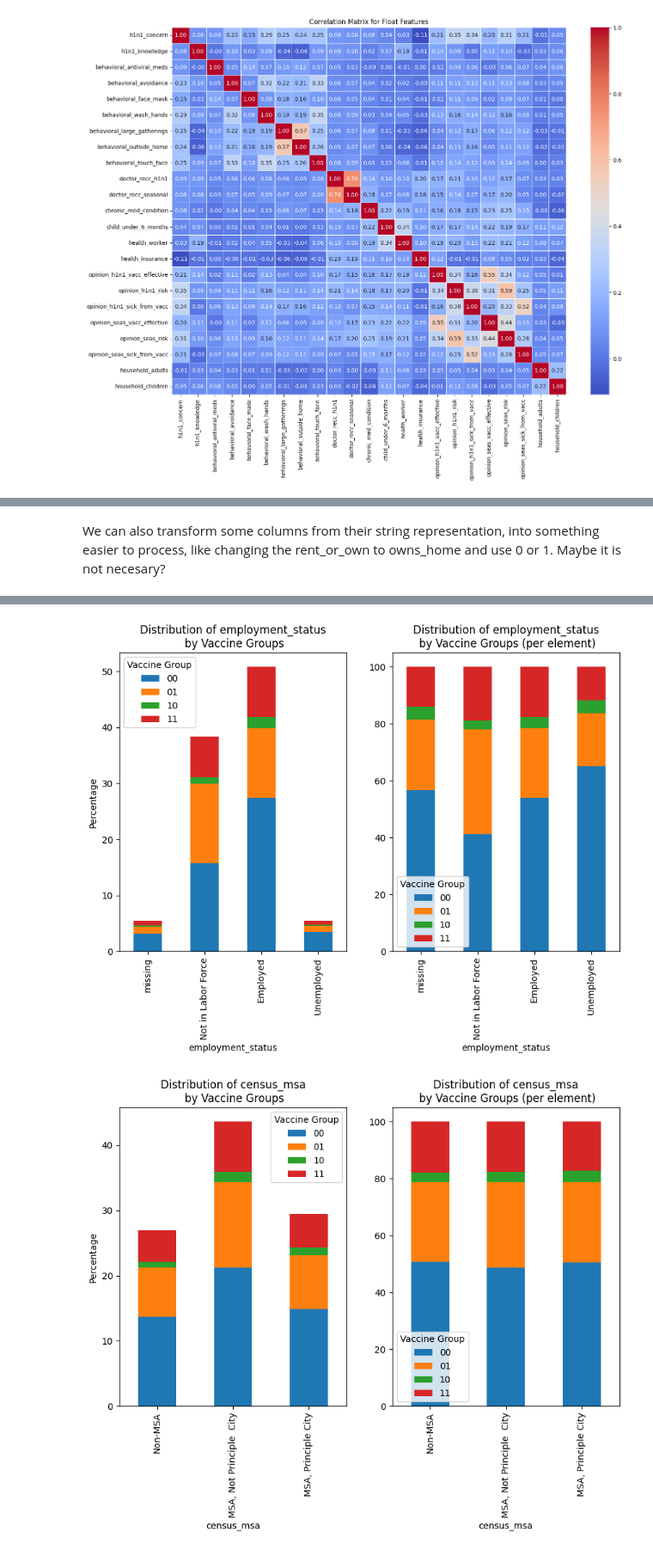
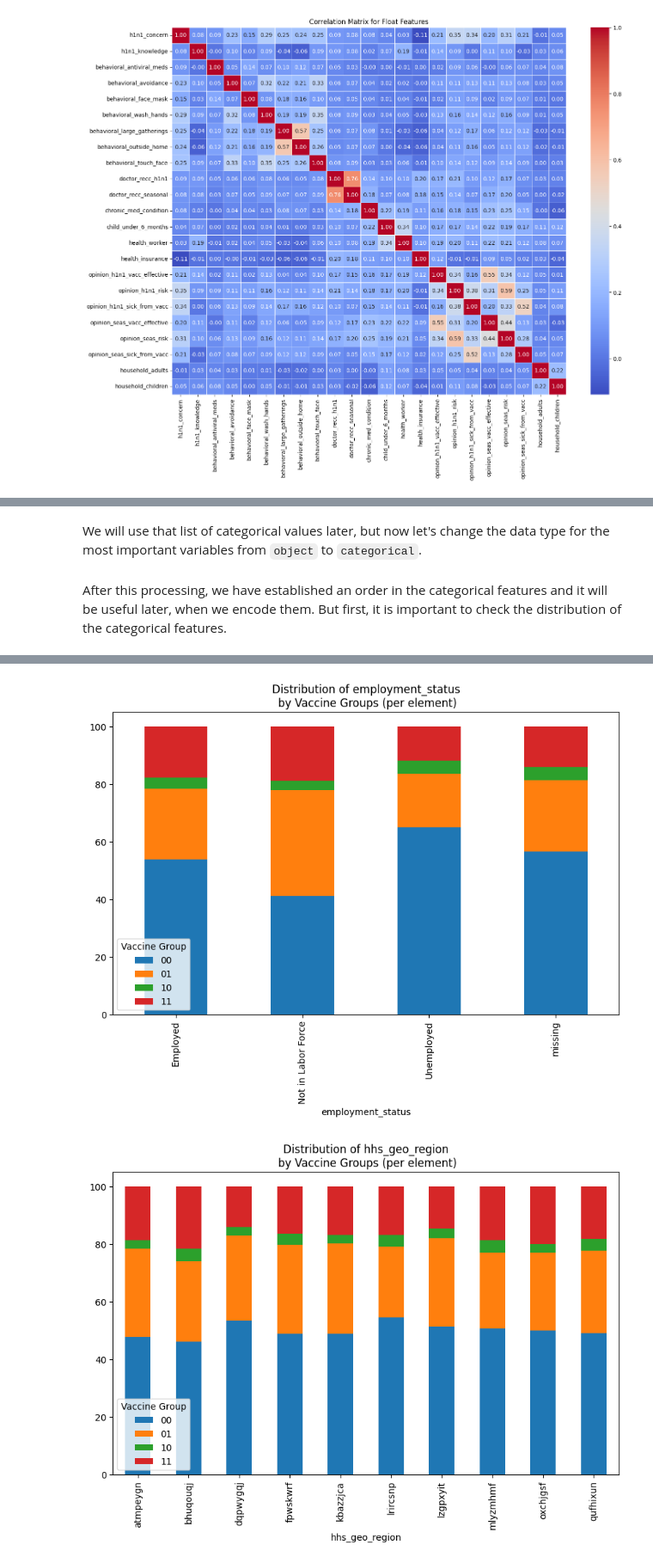
Before and after one commit to MiguelAruiz/MachineLearning-24-25-ProgressTasks, a Jupyter notebook: Progress_Task_2/Preprocessing.ipynb, the cells around one changed output, grey strips where cells are left out. Shown at 86% size. Cells and saved outputs as stored; diff of their text form; code cells hidden in the pictures.

```diff
--- a/Progress_Task_2/Preprocessing.ipynb
+++ b/Progress_Task_2/Preprocessing.ipynb
@@ -124,0 +133,13 @@ Index(['h1n1_concern', 'h1n1_knowledge', 'behavioral_antiviral_meds',
+# %%
+# Plot the distribution of the vaccine groups
+plt.figure(figsize=(10, 6))
+target = ['h1n1_vaccine', 'seasonal_vaccine']
+for i in range(2):
+    plt.subplot(1, 2, i+1)
+    sns.countplot(x=target[i], data=df_patients, stat='percent')
+    plt.xlabel('Vaccine Group')
+    plt.ylabel('Percentage')
+    plt.title(f'Distribution of {target[i]} Groups')
+    plt.grid(axis='y', linestyle='--', alpha=0.4)
+plt.tight_layout()
+plt.show()
@@ -278,5 +271,7 @@ We can check here for all the categorical data, to see if there is something wro
 # %%
+# print categorical features and their values
 cat_features = df_patients.select_dtypes(include=['object']).columns
+cat_features = cat_features.drop(labels='vaccine_group')
 
 for i in cat_features:
     print(i, end=": ")
@@ -304,6 +300,5 @@ As we can see, there seems to be a column with no useful data, so we can start b
-# %%
-df_patients.drop(columns=['hhs_geo_region', 'employment_industry', 'employment_occupation'], inplace=True)
-cat_features = df_patients.select_dtypes(include=['object']).columns
+# %% [markdown]
+We will use that list of categorical values later, but now let's change the data type for the most important variables from `object` to `categorical`.
 # %%
 # Transform columns from object type to categorical type, with order information baked in
 
@@ -343,7 +338,7 @@ df_patients["income_poverty"] = pd.Categorical(
 )
 
 df_patients["marital_status"] = pd.Categorical(
-    df_patients["marital_status"], categories=["misisng", "Not Married", "Married"], ordered=True
+    df_patients["marital_status"], categories=["missing", "Not Married", "Married"], ordered=True
 )
 
 df_patients["rent_or_own"] = pd.Categorical(
@@ -361,5 +356,3 @@ df_patients["census_msa"] = pd.Categorical(
     categories=["Non-MSA", "MSA, Not Principle  City", "MSA, Principle City", "missing"],
     ordered=True,
 )
-# %% [markdown]
-We can also transform some columns from their string representation, into something easier to process, like changing the rent_or_own to owns_home and use 0 or 1. Maybe it is not necesary?
@@ -387,26 +359,13 @@ We can also transform some columns from their string representation, into someth
+# %% [markdown]
+After this processing, we have established an order in the categorical features and it will be useful later, when we encode them. But first, it is important to check the distribution of the categorical features.
 # %%
-from matplotlib.axes import Axes
-from matplotlib.figure import Figure
-
-
 for i in cat_features:
 
-    # Plot the stacked bar plot
-    fig:Figure; cont_table_ax:Axes; cont_table_ax_n:Axes
-    fig, (cont_table_ax, cont_table_ax_n) = plt.subplots(1, 2)
+    cont_table_n = pd.crosstab(df_patients[i], df_patients['vaccine_group'],normalize='index') * 100
+    cont_table_n.plot(kind='bar', stacked=True, figsize=(10, 6))
 
-    cont_table = pd.crosstab(df_patients[i], df_patients['vaccine_group'],normalize='all') * 100
-    cont_table.plot(kind='bar', stacked=True, figsize=(10, 6),ax=cont_table_ax)
-    cont_table_n = pd.crosstab(df_patients[i], df_patients['vaccine_group'],normalize='index') * 100
-    cont_table_n.plot(kind='bar', stacked=True, figsize=(10, 6),ax=cont_table_ax_n)
-
-    cont_table_ax.set_xlabel(f'{i}')
-    cont_table_ax.set_ylabel('Percentage')
-    cont_table_ax.set_title(f'Distribution of {i}\n by Vaccine Groups')
-    cont_table_ax.legend(title='Vaccine Group')
-
-    cont_table_ax_n.set_xlabel(f'{i}')
-    cont_table_ax_n.set_title(f'Distribution of {i}\n by Vaccine Groups (per element)')
-    cont_table_ax_n.legend(title='Vaccine Group')
+    plt.xlabel(f'{i}')
+    plt.title(f'Distribution of {i}\n by Vaccine Groups (per element)')
+    plt.legend(title='Vaccine Group')
     plt.show()
 # %% [output]
@@ -420,2 +379,2 @@ for i in cat_features:
-[figure, old version]
+[figure, new version]
-[figure, old version]
+[figure, new version]
```
Also changed, not shown: parts of 70 cells of this notebook, 19 other files.
